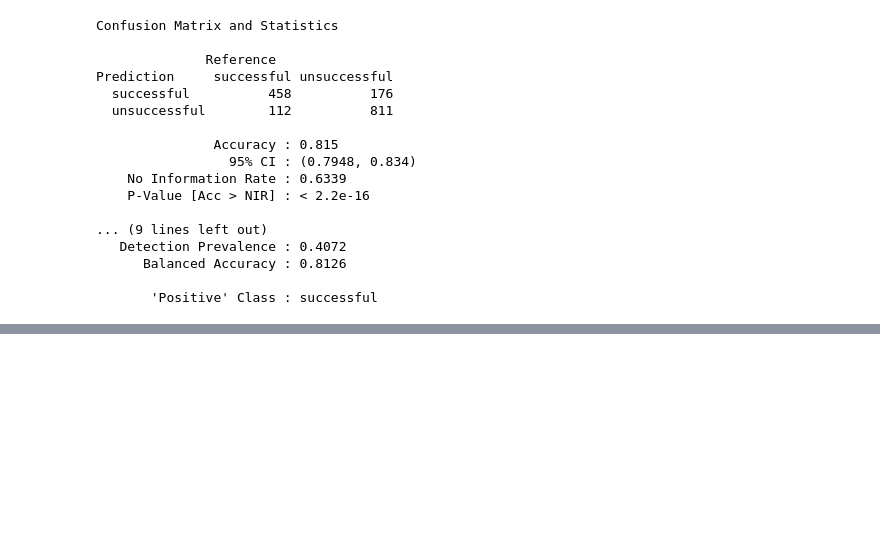
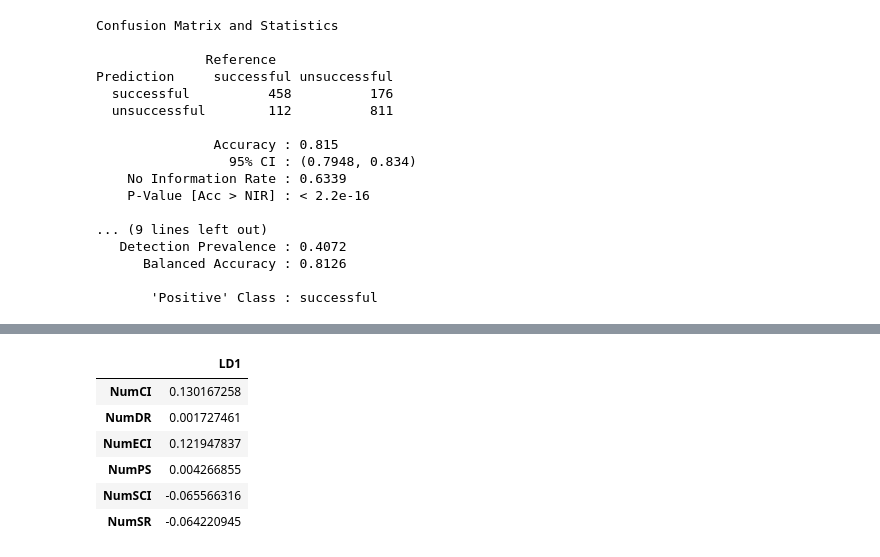
Before and after one commit to Randallzoeng/BookClub, a Jupyter notebook: AppliedPredictiveModeling/Chap. 12 Discriminant Analysis and Other Linear Classification Models.ipynb, the cells around one changed output, grey strips where cells are left out. Cells and saved outputs as stored; diff of their text form; code cells hidden in the pictures; blank space fills up the shorter version.

```diff
--- a/AppliedPredictiveModeling/Chap. 12 Discriminant Analysis and Other Linear Classification Models.ipynb
+++ b/AppliedPredictiveModeling/Chap. 12 Discriminant Analysis and Other Linear Classification Models.ipynb
@@ -210,0 +298,18 @@ Area under the curve: 0.8715
+# %%
+library(MASS)
+fit_scale <- preProcess(training[pre2008,reducedSet])
+trn <- predict(fit_scale,newdata = training[pre2008,reducedSet])
+
+vld <- predict(fit_scale,newdata = training[-pre2008,reducedSet])
+
+fit_lda <- lda(x=trn,grouping=training$Class[pre2008])
+# %%
+head(fit_lda$scaling)
+# %% [output]
+|  | LD1 |
+| NumCI | 0.130167258 |
+| NumDR | 0.001727461 |
+| NumECI | 0.121947837 |
+| NumPS | 0.004266855 |
+| NumSCI | -0.065566316 |
+| NumSR | -0.064220945 |
```
Also changed, not shown: parts of 17 cells of this notebook.
